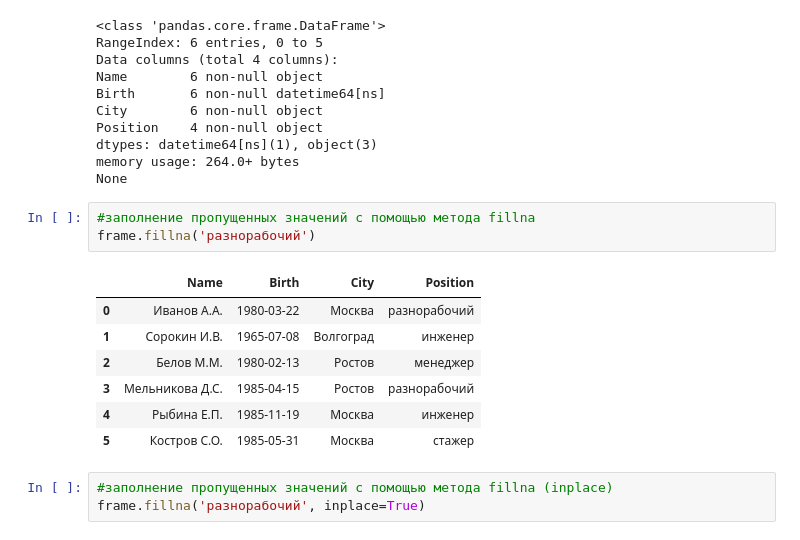
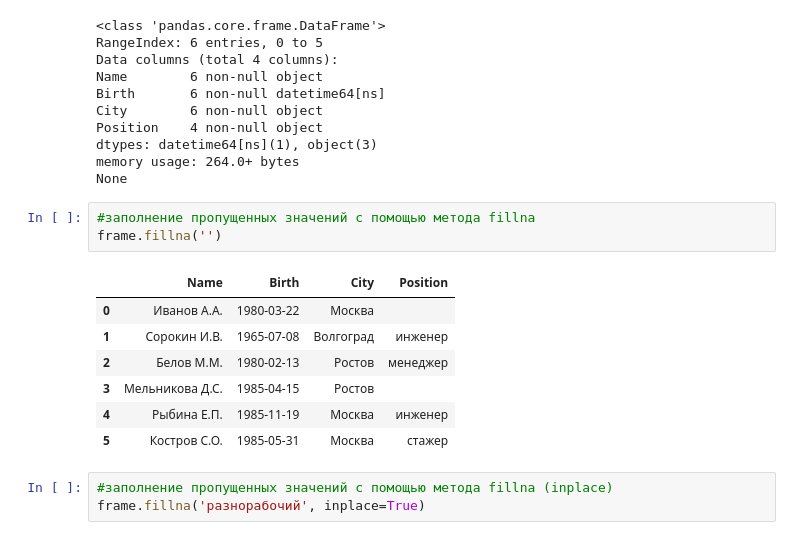
Before and after one commit to RSamokhin/mathematics-and-python, a Jupyter notebook: exercises/2w.02.pandas.indexing.selecting.ipynb, the cells around one changed output. Cells and saved outputs as stored; diff of their text form.

```diff
--- a/exercises/2w.02.pandas.indexing.selecting.ipynb
+++ b/exercises/2w.02.pandas.indexing.selecting.ipynb
@@ -61,13 +61,13 @@ memory usage: 264.0+ bytes
 None
 # %%
 #заполнение пропущенных значений с помощью метода fillna
-frame.fillna('разнорабочий')
+frame.fillna('')
 # %% [output]
 |  | Name | Birth | City | Position |
-| 0 | Иванов А.А. | 1980-03-22 | Москва | разнорабочий |
+| 0 | Иванов А.А. | 1980-03-22 | Москва |  |
 | 1 | Сорокин И.В. | 1965-07-08 | Волгоград | инженер |
 | 2 | Белов М.М. | 1980-02-13 | Ростов | менеджер |
-| 3 | Мельникова Д.С. | 1985-04-15 | Ростов | разнорабочий |
+| 3 | Мельникова Д.С. | 1985-04-15 | Ростов |  |
 | 4 | Рыбина Е.П. | 1985-11-19 | Москва | инженер |
 | 5 | Костров С.О. | 1985-05-31 | Москва | стажер |
 # %%
```
Also changed, not shown: 4 other files.
